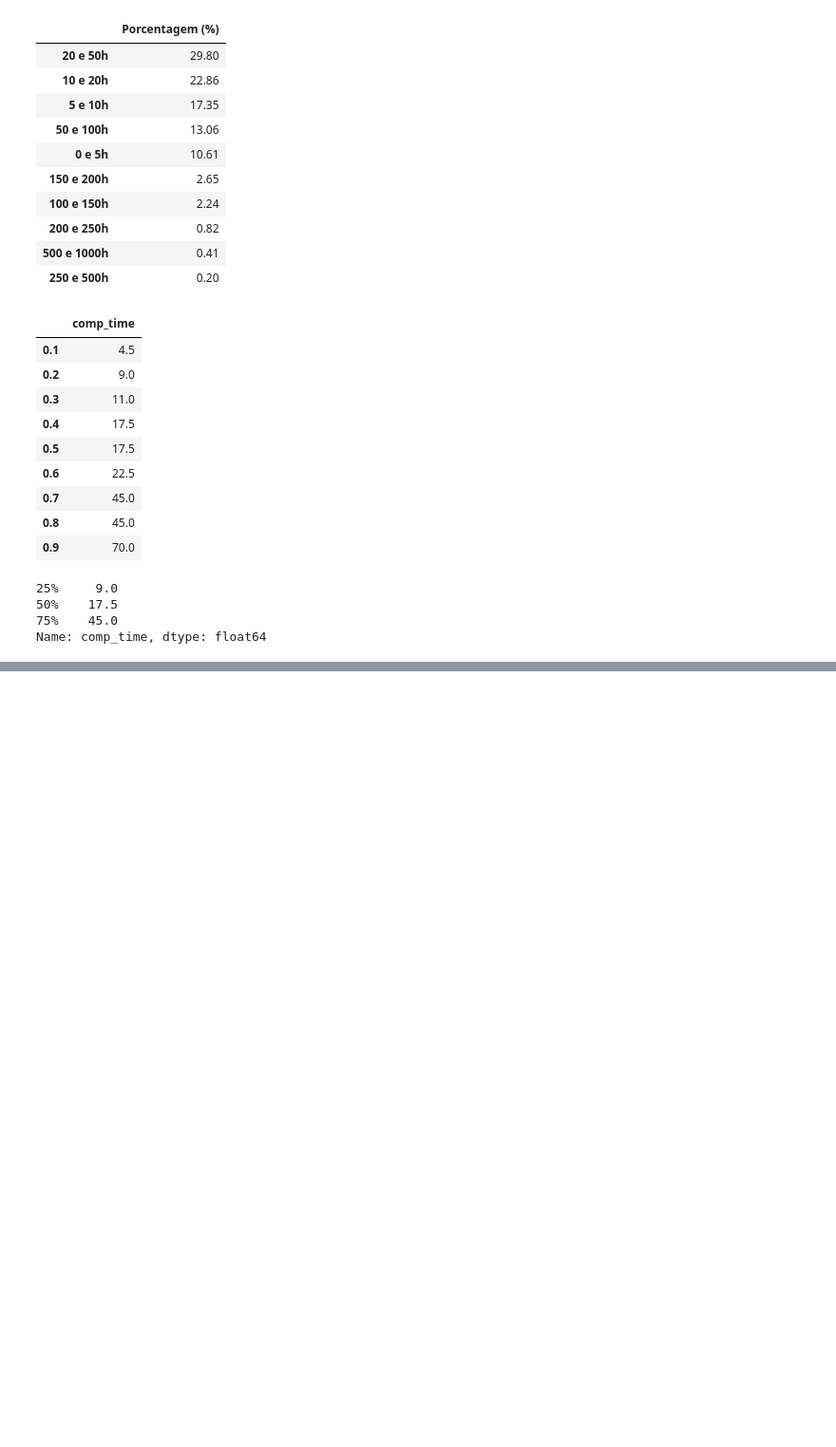
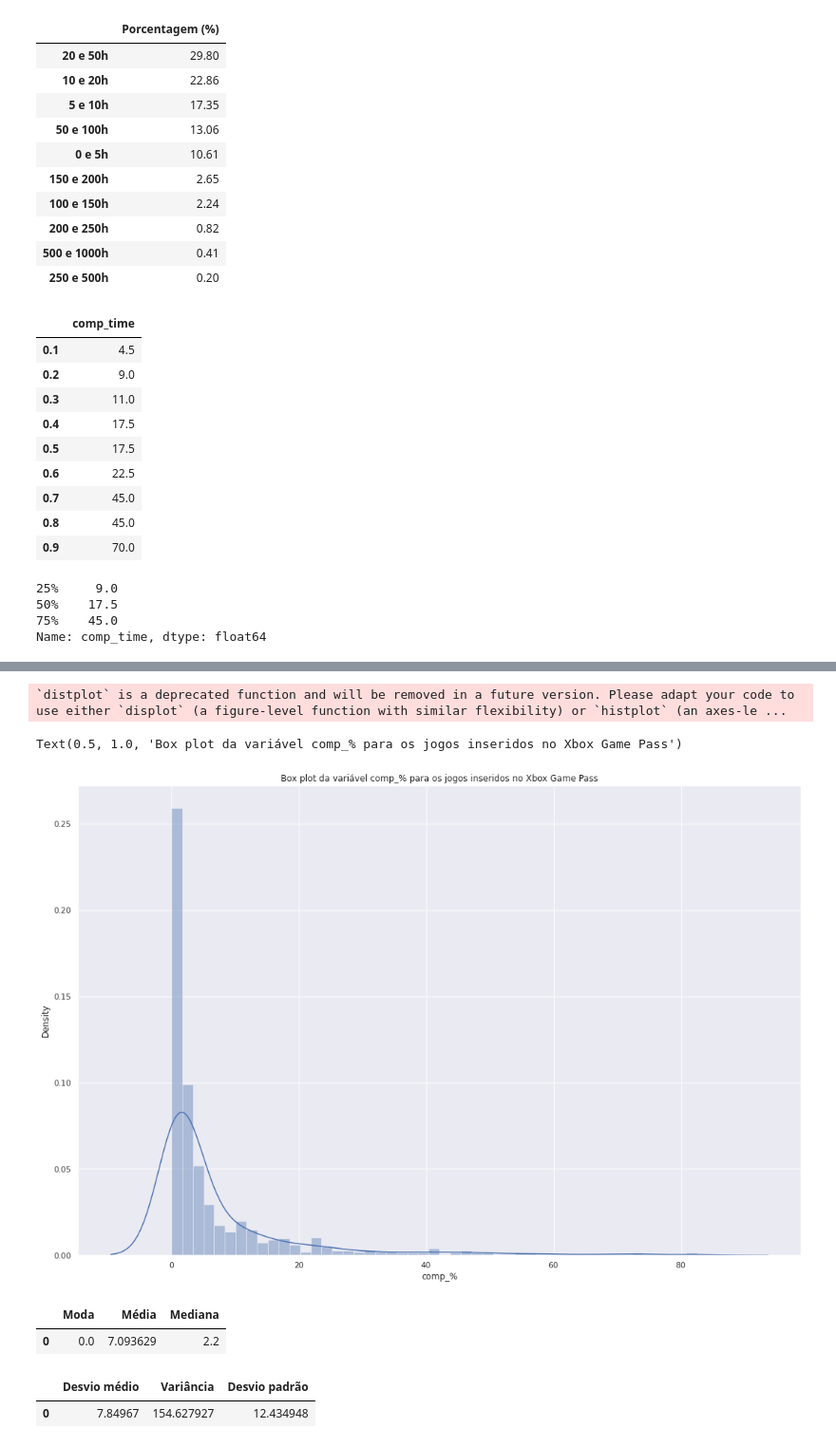
Before and after one commit to DamodaraBarbosa/xbox_game_pass_analisys, a Jupyter notebook: Statistical_Analisys_Xbox_Game_Pass.ipynb, the cells around one changed output, grey strips where cells are left out. Shown at 95% size. Drawn from its saved outputs; the diff is of its cells as text; code cells hidden in the pictures; blank space fills up the shorter version.

```diff
--- a/Statistical_Analisys_Xbox_Game_Pass.ipynb
+++ b/Statistical_Analisys_Xbox_Game_Pass.ipynb
@@ -1095,0 +1100,5 @@ fig
+# %%
+# estatísticas descritivas da variável:
+
+comp = gamepass['comp_%']
+comp.describe()
@@ -1095,0 +1133,28 @@ fig
+# %%
+# distribuiçao de frequências para variável:
+
+ax = sns.distplot(comp)
+ax.set_title('Box plot da variável comp_% para os jogos inseridos no Xbox Game Pass')
+# %% [output]
+`distplot` is a deprecated function and will be removed in a future version. Please adapt your code to use either `displot` (a figure-level function with similar flexibility) or `histplot` (an axes-le ...
+Text(0.5, 1.0, 'Box plot da variável comp_% para os jogos inseridos no Xbox Game Pass')
+[figure, added]
+# %%
+# média, mediana e moda:
+
+pd.DataFrame({'Moda': comp.mode(),
+              'Média': comp.mean(),
+              'Mediana': comp.median()})
+# %% [output]
+|  | Moda | Média | Mediana |
+| 0 | 0.0 | 7.093629 | 2.2 |
+# %%
+# desvio médio, variância e desvio padrão:
+
+pd.DataFrame({'Desvio médio': comp.mad(),
+              'Variância': comp.var(),
+              'Desvio padrão': comp.std()},
+             index = [0])
+# %% [output]
+|  | Desvio médio | Variância | Desvio padrão |
+| 0 | 7.84967 | 154.627927 | 12.434948 |
```
Also changed, not shown: parts of 29 cells of this notebook.
